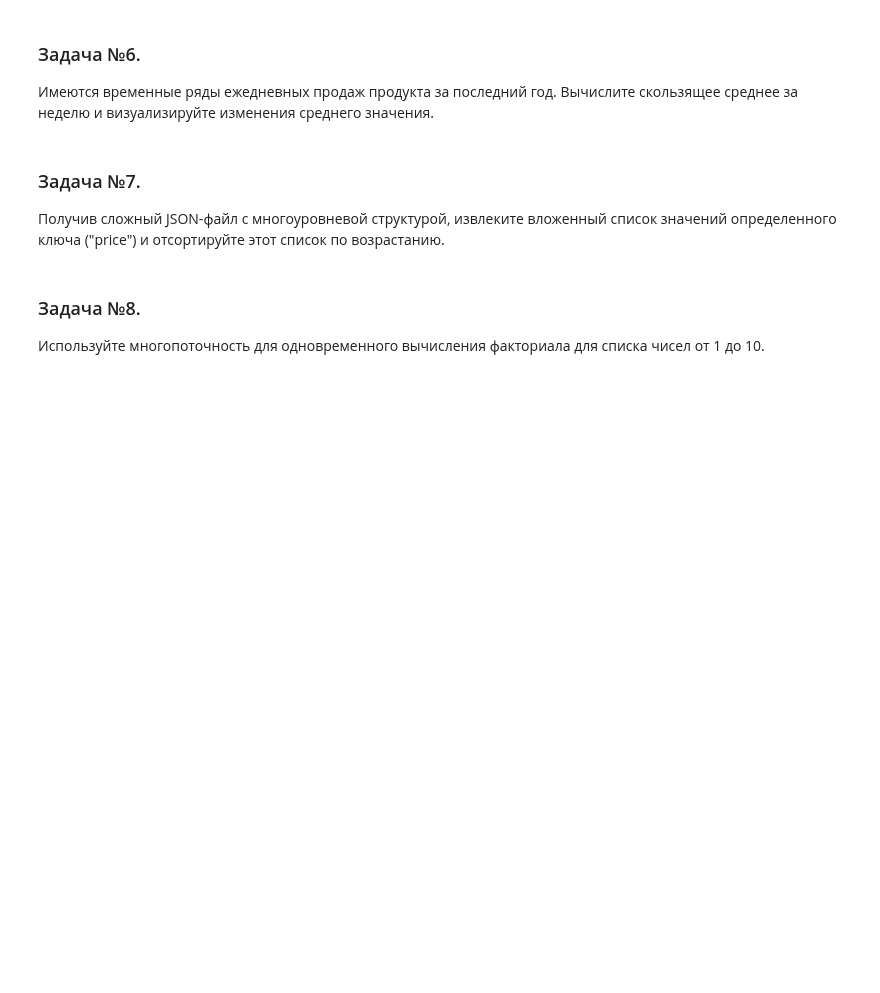
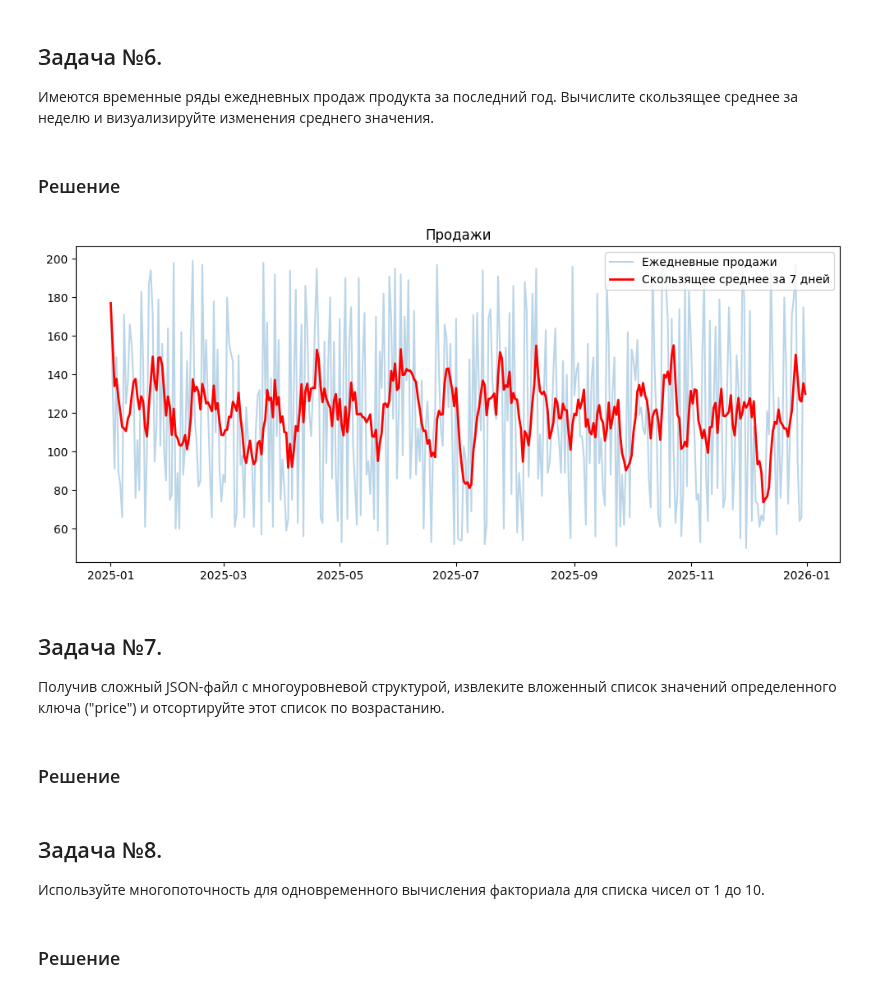
Before and after one commit to mustdayker/docker_projects, a Jupyter notebook: etl_project_v1/jupyter/work/test_sber/python.ipynb, the cells around one changed output. Cells and saved outputs as stored; diff of their text form; code cells hidden in the pictures; blank space fills up the shorter version.

```diff
--- a/etl_project_v1/jupyter/work/test_sber/python.ipynb
+++ b/etl_project_v1/jupyter/work/test_sber/python.ipynb
@@ -25,12 +180,42 @@
 # %% [markdown]
-### Задача №6.
+## Задача №6.
 
 Имеются временные ряды ежедневных продаж продукта за последний год. Вычислите скользящее среднее за неделю и визуализируйте изменения среднего значения.
+# %% [markdown]
+### Решение
+# %%
+import pandas as pd
+import numpy as np
+import matplotlib.pyplot as plt
+
+dates = pd.date_range(start='2025-01-01', end='2025-12-31', freq='D')
+sales = np.random.randint(50, 200, size=len(dates))
+
+# Создаем DataFrame
+df = pd.DataFrame({
+    'date': dates,
+    'sales': sales
+})
+# %%
+df['rolling_7d'] = df['sales'].rolling(7, min_periods=1).mean()
+
+plt.figure(figsize=(12, 5))
+plt.plot(df['date'], df['sales'], alpha=0.3, label='Ежедневные продажи')
+plt.plot(df['date'], df['rolling_7d'], 'r-', linewidth=2, label='Скользящее среднее за 7 дней')
+plt.legend()
+plt.title('Продажи')
+plt.show()
+# %% [output]
+[figure, added]
 # %% [markdown]
-### Задача №7.
+## Задача №7.
 
 Получив сложный JSON-файл с многоуровневой структурой, извлеките вложенный список значений определенного ключа ("price") и отсортируйте этот список по возрастанию.
+# %% [markdown]
+### Решение
 # %% [markdown]
-### Задача №8.
+## Задача №8.
 
 Используйте многопоточность для одновременного вычисления факториала для списка чисел от 1 до 10.
+# %% [markdown]
+### Решение
```
Also changed, not shown: parts of 26 cells of this notebook, 2 other files.
